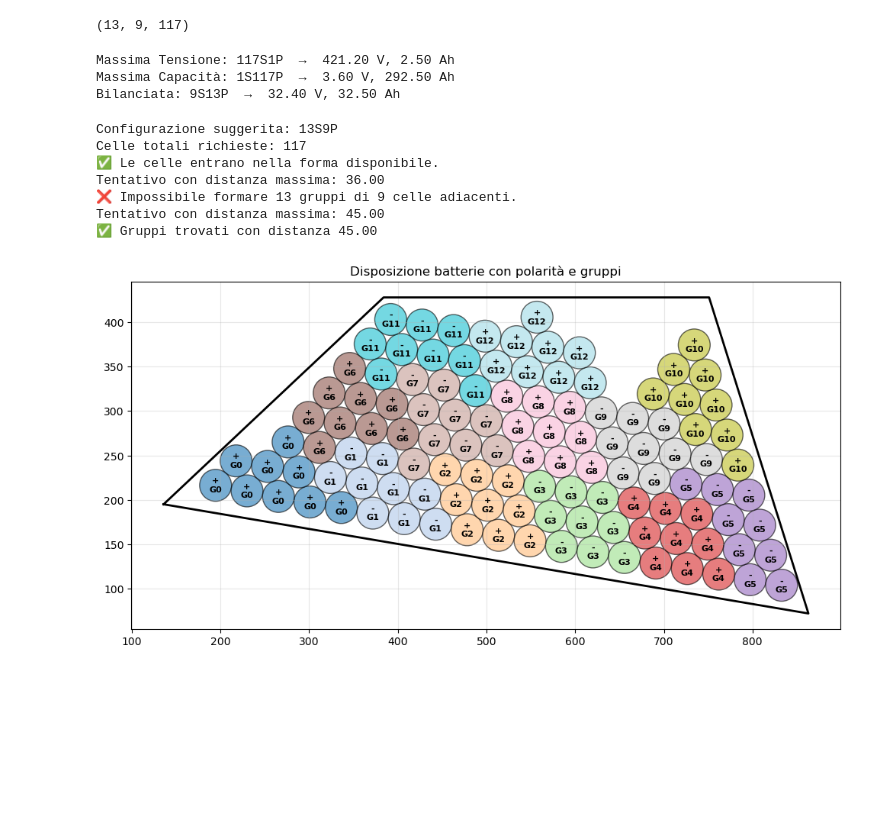
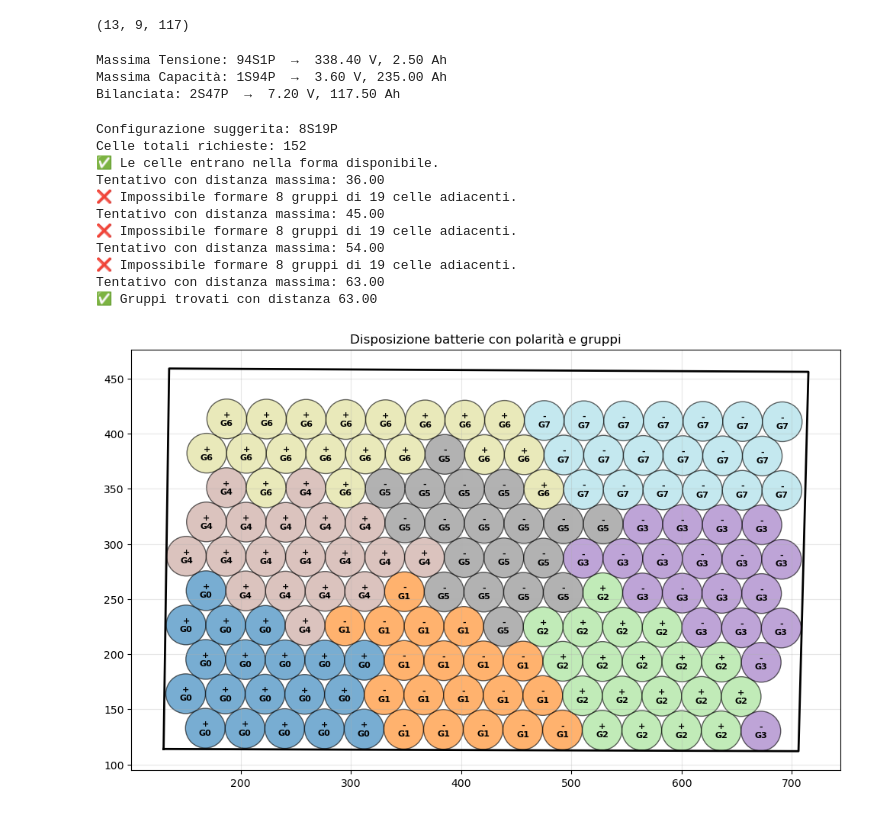
Before and after one commit to adducec03/2BD_project, a Jupyter notebook: battery_construction/full_test.ipynb, the cells around one changed output. Cells and saved outputs as stored; diff of their text form; code cells hidden in the pictures; blank space fills up the shorter version.

```diff
--- a/battery_construction/full_test.ipynb
+++ b/battery_construction/full_test.ipynb
@@ -2,7 +2,7 @@
 import json
 
 # === CONFIGURAZIONE ===
-input_file = 'json_valeria/3.json'
+input_file = '../json_valeria/1.json'
 output_file = 'polygon.json'
 
 # === FUNZIONE DI CONVERSIONE ===
@@ -439,13 +522,13 @@ def stampa_configurazioni(configs):
 
 # Esempio d'uso
 if __name__ == "__main__":
-    celle_totali = 117  # puoi cambiarlo
+    celle_totali = 94  # puoi cambiarlo
     configs = trova_tutte_configurazioni(celle_totali)
     stampa_configurazioni(configs)
 # %% [output]
-Massima Tensione: 117S1P  →  421.20 V, 2.50 Ah
-Massima Capacità: 1S117P  →  3.60 V, 292.50 Ah
-Bilanciata: 9S13P  →  32.40 V, 32.50 Ah
+Massima Tensione: 94S1P  →  338.40 V, 2.50 Ah
+Massima Capacità: 1S94P  →  3.60 V, 235.00 Ah
+Bilanciata: 2S47P  →  7.20 V, 117.50 Ah
 # %%
 import json
 import matplotlib.pyplot as plt
@@ -541,38 +624,42 @@ def plot_labeled_battery(polygon, centers, radius, gruppi):
     ax.set_aspect('equal')
     plt.grid(True, alpha=0.3)
     plt.title("Disposizione batterie con polarità e gruppi")
     plt.show()
 
 if __name__ == "__main__":
     # 1. Calcola configurazione
     S, P, total = calcola_configurazione_batteria(
         v_cella=3.6,
         ah_cella=2.5,
-        v_target=47,
-        ah_target=22,
-        celle_disponibili=125
+        v_target=28.80,
+        ah_target=47.50,
+        celle_disponibili=152
     )
 
     # 2. Carica dati
     with open("polygon_with_circles.json", "r") as f:
         data = json.load(f)
 
     polygon = data["polygon"]
     circles = data["circles"]
     radius = circles[0]["radius"]
     centers = [tuple(c["center"]) for c in circles]
 
     # 3. Crea grafo e trova gruppi
     gruppi = trova_gruppi_con_raggio_adattivo(centers, radius, S, P)
 
     # 4. Visualizza
     plot_labeled_battery(polygon, centers, radius, gruppi)
 # %% [output]
-Configurazione suggerita: 13S9P
-Celle totali richieste: 117
+Configurazione suggerita: 8S19P
+Celle totali richieste: 152
 ✅ Le celle entrano nella forma disponibile.
 Tentativo con distanza massima: 36.00
-❌ Impossibile formare 13 gruppi di 9 celle adiacenti.
+❌ Impossibile formare 8 gruppi di 19 celle adiacenti.
 Tentativo con distanza massima: 45.00
-✅ Gruppi trovati con distanza 45.00
+❌ Impossibile formare 8 gruppi di 19 celle adiacenti.
+Tentativo con distanza massima: 54.00
+❌ Impossibile formare 8 gruppi di 19 celle adiacenti.
+Tentativo con distanza massima: 63.00
+✅ Gruppi trovati con distanza 63.00
-[figure, old version]
+[figure, new version]
```
Also changed, not shown: parts of 5 cells of this notebook, 6 other files.
